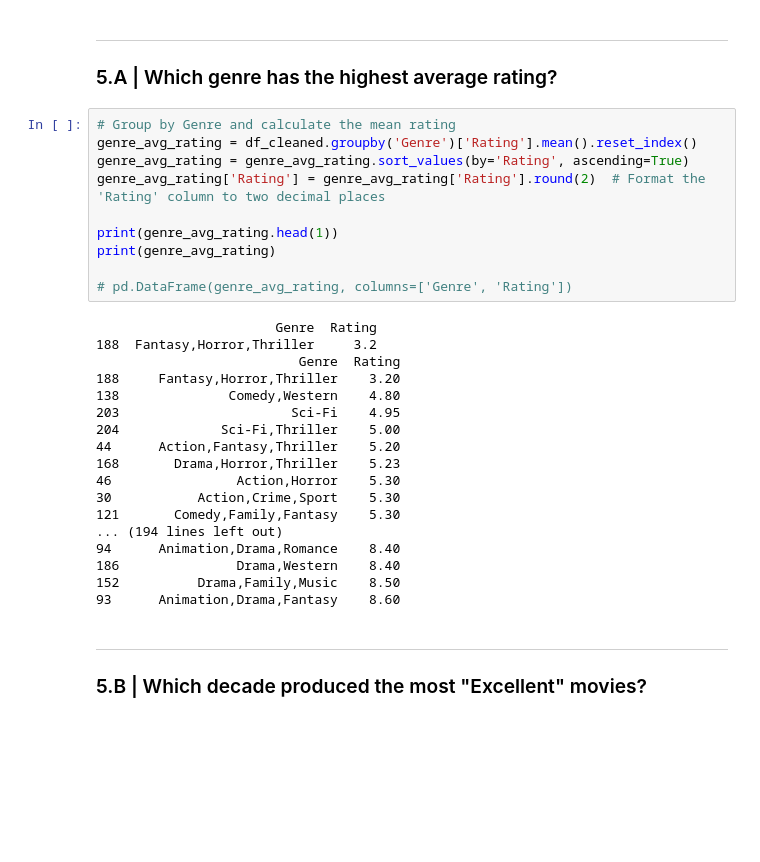
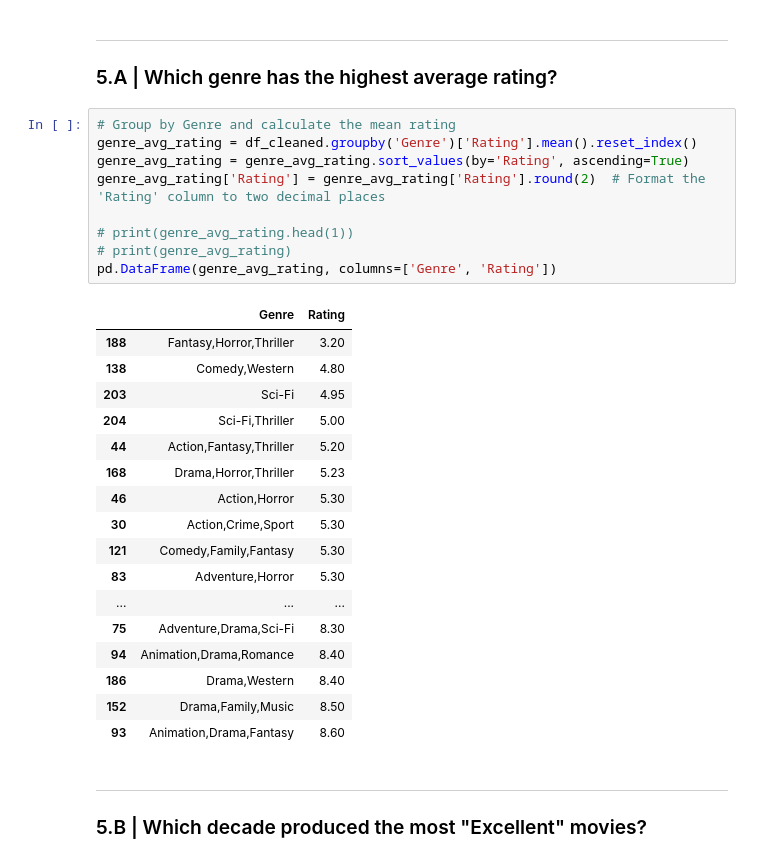
Before and after one commit to alvarezekiel19/movie-data-analysis, a Jupyter notebook: main.ipynb, the cells around one changed output. Saved outputs shown, nothing was run; the diff lists cells and outputs as text; blank space fills up the shorter version.

```diff
--- a/main.ipynb
+++ b/main.ipynb
@@ -152,31 +151,30 @@ plt.show()
 # %%
 # Group by Genre and calculate the mean rating
 genre_avg_rating = df_cleaned.groupby('Genre')['Rating'].mean().reset_index()
 genre_avg_rating = genre_avg_rating.sort_values(by='Rating', ascending=True)
 genre_avg_rating['Rating'] = genre_avg_rating['Rating'].round(2)  # Format the 'Rating' column to two decimal places
 
-print(genre_avg_rating.head(1))
-print(genre_avg_rating)
-
-# pd.DataFrame(genre_avg_rating, columns=['Genre', 'Rating'])
+# print(genre_avg_rating.head(1))
+# print(genre_avg_rating)
+pd.DataFrame(genre_avg_rating, columns=['Genre', 'Rating'])
 # %% [output]
-                       Genre  Rating
-188  Fantasy,Horror,Thriller     3.2
-                          Genre  Rating
-188     Fantasy,Horror,Thriller    3.20
-138              Comedy,Western    4.80
-203                      Sci-Fi    4.95
-204             Sci-Fi,Thriller    5.00
-44      Action,Fantasy,Thriller    5.20
-168       Drama,Horror,Thriller    5.23
-46                Action,Horror    5.30
-30           Action,Crime,Sport    5.30
-121       Comedy,Family,Fantasy    5.30
-... (194 lines left out)
-94      Animation,Drama,Romance    8.40
-186               Drama,Western    8.40
-152          Drama,Family,Music    8.50
-93      Animation,Drama,Fantasy    8.60
+|  | Genre | Rating |
+| 188 | Fantasy,Horror,Thriller | 3.20 |
+| 138 | Comedy,Western | 4.80 |
+| 203 | Sci-Fi | 4.95 |
+| 204 | Sci-Fi,Thriller | 5.00 |
+| 44 | Action,Fantasy,Thriller | 5.20 |
+| 168 | Drama,Horror,Thriller | 5.23 |
+| 46 | Action,Horror | 5.30 |
+| 30 | Action,Crime,Sport | 5.30 |
+| 121 | Comedy,Family,Fantasy | 5.30 |
+| 83 | Adventure,Horror | 5.30 |
+| ... | ... | ... |
+| 75 | Adventure,Drama,Sci-Fi | 8.30 |
+| 94 | Animation,Drama,Romance | 8.40 |
+| 186 | Drama,Western | 8.40 |
+| 152 | Drama,Family,Music | 8.50 |
+| 93 | Animation,Drama,Fantasy | 8.60 |
 # %% [markdown]
 ---
 
```
Also changed, not shown: parts of 1 cell of this notebook, 1 other file.
